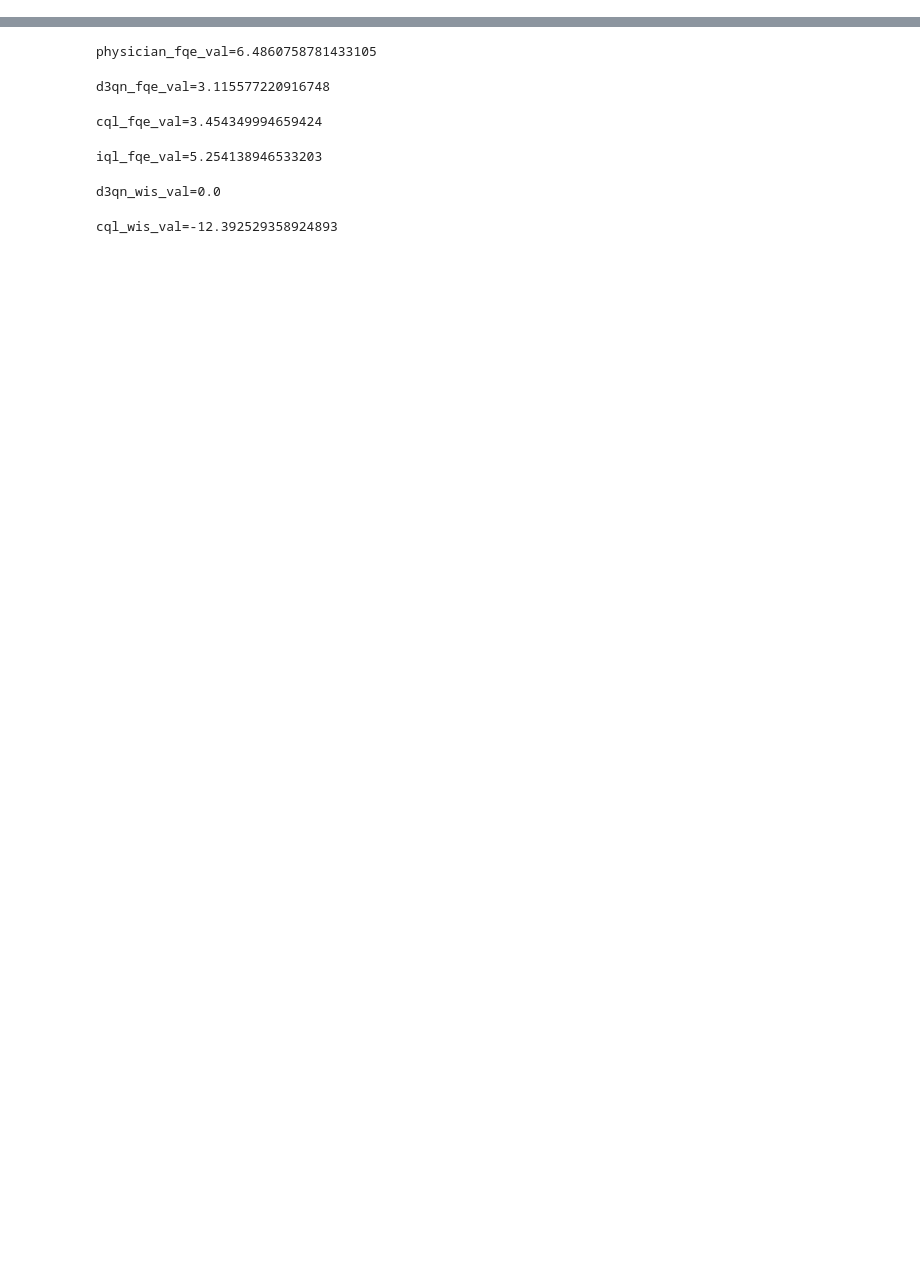
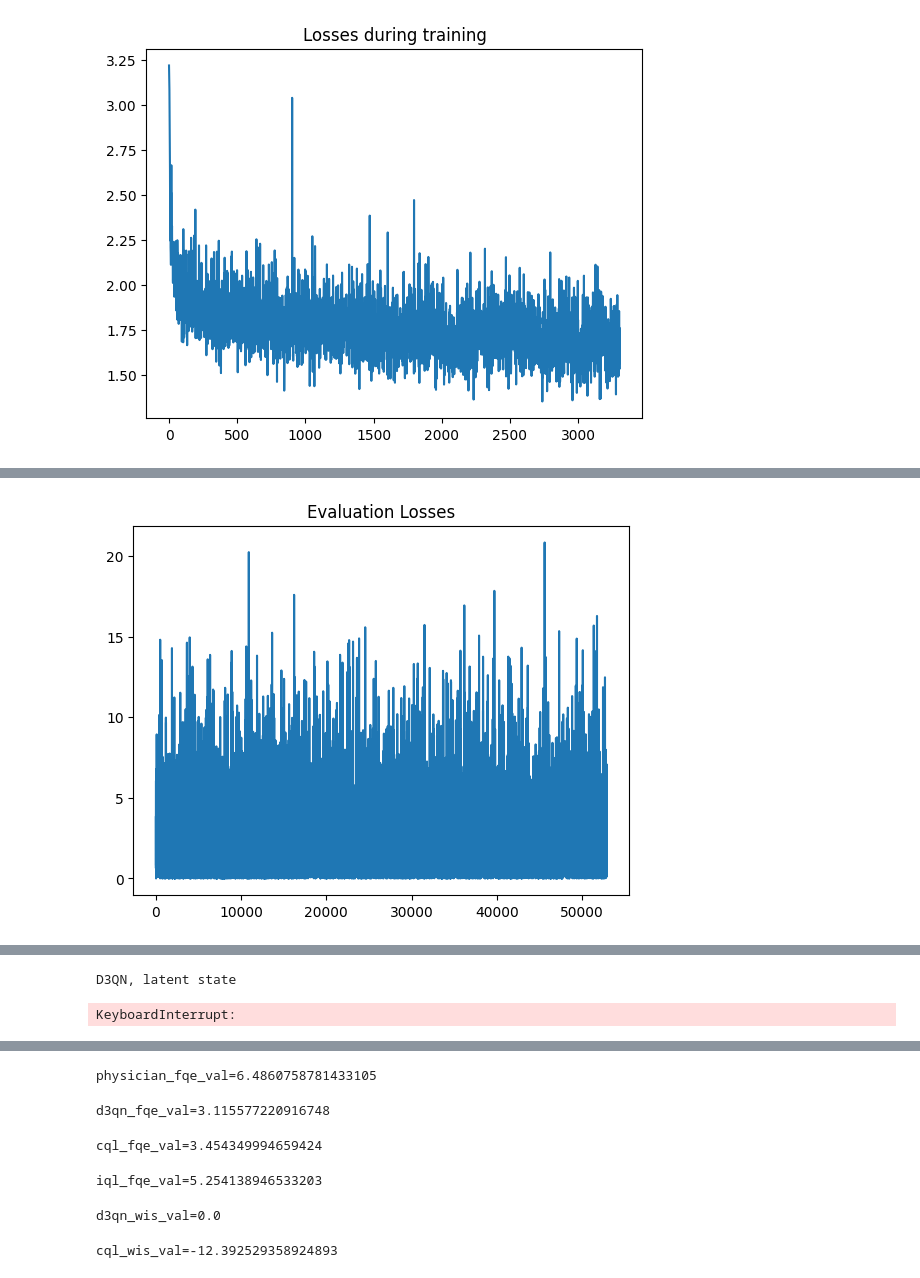
Before and after one commit to weissguy/rl-sepsis, a Jupyter notebook: mimic_policies.ipynb, the cells around one changed output, grey strips where cells are left out. Cells and saved outputs as stored; diff of their text form; code cells hidden in the pictures; blank space fills up the shorter version.

```diff
--- a/mimic_policies.ipynb
+++ b/mimic_policies.ipynb
@@ -152,0 +162,15 @@ def plot_heatmap(array, plot_title, ax):
+# %%
+### Physician policy estimation via behavioral cloning -- with full state vectors ###
+
+
+# train new policy
+physician_policy = compute_physician_policy(train_df, verbose=True)
+torch.save(physician_policy.state_dict(), 'models/physician_policy.pth')
+
+# load saved policy
+#physician_policy = BehaviorPolicy(state_dim=46, action_dim=25, hidden_dim=256)
+#physician_policy.load_state_dict(torch.load('models/physician_policy.pth'))
+
+evaluate_physician_policy(physician_policy, test_df)
+# %% [output]
+[figure, added]
@@ -152,0 +178 @@ def plot_heatmap(array, plot_title, ax):
+[figure, added]
@@ -153 +181,30 @@ def plot_heatmap(array, plot_title, ax):
+# %%
+algorithms = (D3QNAgent, CQLAgent, IQLAgent)
+latent_flags = (True, False)
+settings = itertools.product(algorithms, latent_flags)
+
+data = []
+
+for algo, latent in settings:
+    env = MIMICEnv(sepsis_df, latent=latent)
+    agent_policy = algo(env.obs_dim, env.action_dim)
+
+    model_name = str(agent_policy.__class__)[20:-7]
+    state_rep = 'latent state' if latent else 'full state'
+    print(f'{model_name}, {state_rep}')
+
+    train_policy(agent_policy, env, model_name=model_name, verbose=False)
+
+    fqe_estimate = ope_fqe(train_df, sepsis_df, agent_policy)
+    wis_estimate = ope_wis(sepsis_df, physician_policy, agent_policy)
+    dr_estimate = ope_doubly_robust(train_df, sepsis_df, physician_policy, agent_policy)
+
+    row = [model_name, state_rep, fqe_estimate, wis_estimate, dr_estimate]
+    data.append(row)
+
+eval_df = pd.DataFrame(data, cols=['Algorithm', 'State Rep', 'FQE', 'WIS', 'DR'])
+eval_df
+# %% [output]
+D3QN, latent state
+KeyboardInterrupt:
 # %%
```
Also changed, not shown: parts of 15 cells of this notebook, 10 other files.
